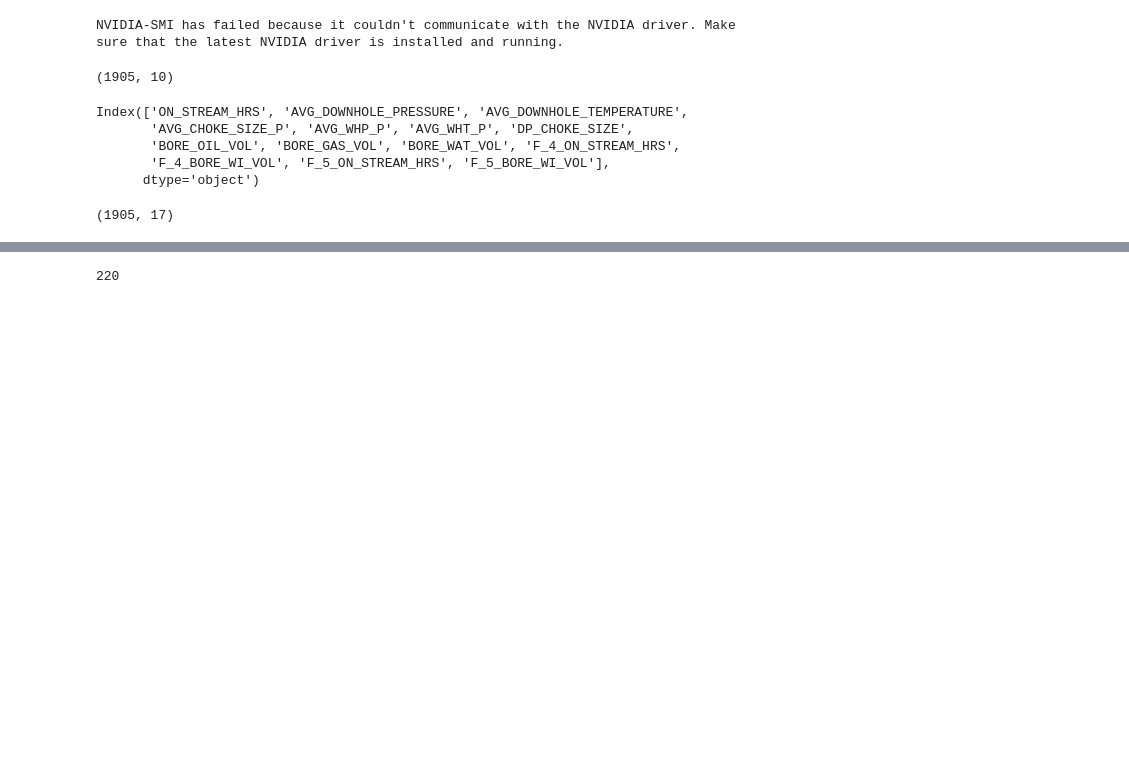
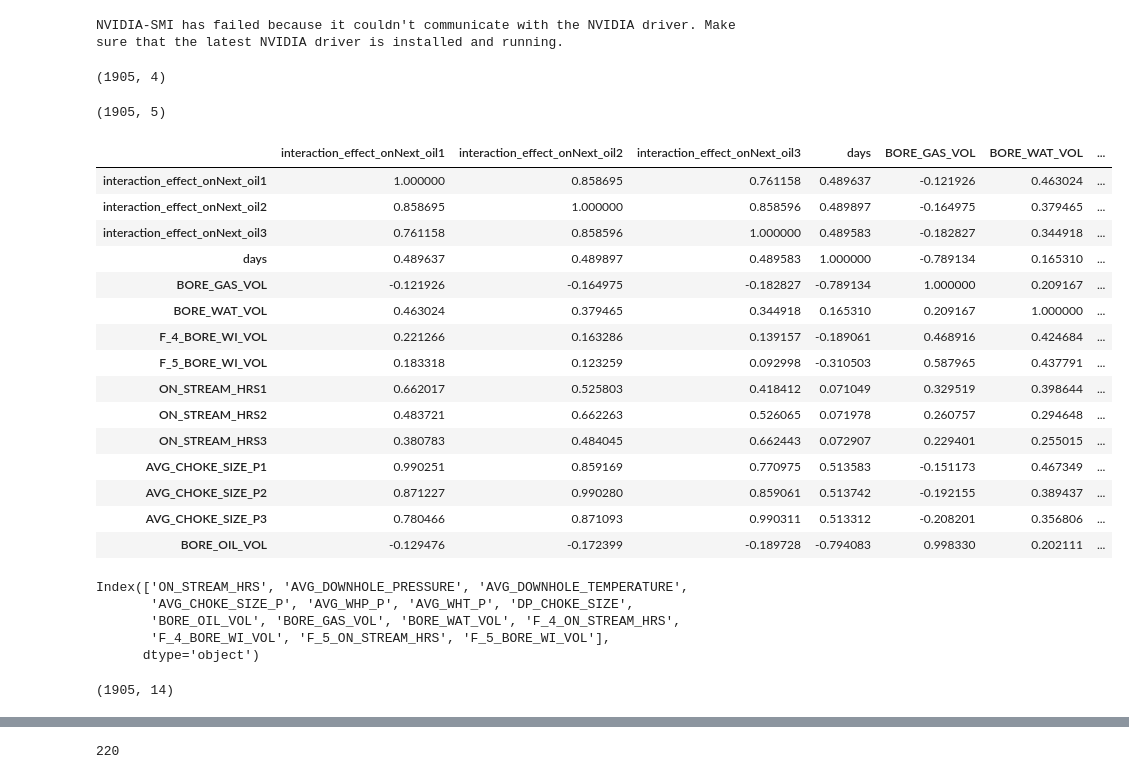
Before and after one commit to ashrafalaghbari/GA-TCN-LSTM, a Jupyter notebook: optimal_TCN_single_step.ipynb, the cells around one changed output, grey strips where cells are left out. Drawn from its saved outputs; the diff is of its cells as text; code cells hidden in the pictures; blank space fills up the shorter version.

Commit message:
feature engineering to improve the performance of the hybrid model

```diff
--- a/optimal_TCN_single_step.ipynb
+++ b/optimal_TCN_single_step.ipynb
@@ -130,7 +130,7 @@ def SMAPE(actual, predicted): #Symmetric (adjusted) MEAN ABSOLUTE PERCENTAGE ERR
 #load dataset
 series = pd.read_csv('/content/drive/MyDrive/volve_production_data/model.csv',
                      parse_dates=["DATEPRD"], index_col="DATEPRD")
-days = pd.Series(range(len(series), 0, -1), index=series.index)
+days = pd.Series(range(1, len(series)+1), index=series.index)
 series.insert(0, 'days', days)
 series['days1'] = series['days'].shift(-1)
 series["AVG_CHOKE_SIZE_P1"] = series['AVG_CHOKE_SIZE_P'].shift(-1)
@@ -154,12 +154,68 @@ series.dropna(inplace=True)
 # # series = select_features(series, "BORE_OIL_VOL", "spearman", 0.2)
 # # select features manually
 series =series[['interaction_effect_onNext_oil1', 'interaction_effect_onNext_oil2', 'interaction_effect_onNext_oil3',
-                "BORE_OIL_VOL",
-                "ON_STREAM_HRS1","ON_STREAM_HRS2","ON_STREAM_HRS3", "AVG_CHOKE_SIZE_P1", "AVG_CHOKE_SIZE_P2", "AVG_CHOKE_SIZE_P3"
+                "BORE_OIL_VOL"
+                #"ON_STREAM_HRS1","ON_STREAM_HRS2","ON_STREAM_HRS3", "AVG_CHOKE_SIZE_P1", "AVG_CHOKE_SIZE_P2", "AVG_CHOKE_SIZE_P3"
                 ]]
 series.shape
 # %% [output]
-(1905, 10)
+(1905, 4)
+# %%
+#load dataset
+series = pd.read_csv('/content/drive/MyDrive/volve_production_data/model.csv',
+                     parse_dates=["DATEPRD"], index_col="DATEPRD")
+days = pd.Series(range(1, len(series)+1), index=series.index)
+series.insert(0, 'days', days)
+series['days1'] = series['days'].shift(-1)
+series["AVG_CHOKE_SIZE_P1"] = series['AVG_CHOKE_SIZE_P'].shift(-1)
+series["ON_STREAM_HRS1"] = series['ON_STREAM_HRS'].shift(-1)
+series['days2'] = series['days'].shift(-2)
+series["AVG_CHOKE_SIZE_P2"] = series['AVG_CHOKE_SIZE_P'].shift(-2)
+series["ON_STREAM_HRS2"] = series['ON_STREAM_HRS'].shift(-2)
+
+series['days3'] = series['days'].shift(-3)
+series["AVG_CHOKE_SIZE_P3"] = series['AVG_CHOKE_SIZE_P'].shift(-3)
+series["ON_STREAM_HRS3"] = series['ON_STREAM_HRS'].shift(-3)
+
+
+series['interaction_effect_onNext_oil1'] = series["AVG_CHOKE_SIZE_P1"] *  series["ON_STREAM_HRS1"]
+series['interaction_effect_onNext_oil2'] = series["AVG_CHOKE_SIZE_P2"] *  series["ON_STREAM_HRS2"]
+series['interaction_effect_onNext_oil3'] = series["AVG_CHOKE_SIZE_P3"] *  series["ON_STREAM_HRS3"]
+series.dropna(inplace=True)
+
+
+# # # # select feature based on correlation
+# # series = select_features(series, "BORE_OIL_VOL", "spearman", 0.2)
+# # select features manually
+series =series[['interaction_effect_onNext_oil1', 'interaction_effect_onNext_oil2', 'interaction_effect_onNext_oil3','days',
+    #              'BORE_GAS_VOL', 'BORE_WAT_VOL',
+    #    'F_4_BORE_WI_VOL',  'F_5_BORE_WI_VOL',
+
+                #   "ON_STREAM_HRS1","ON_STREAM_HRS2","ON_STREAM_HRS3", "AVG_CHOKE_SIZE_P1", "AVG_CHOKE_SIZE_P2", "AVG_CHOKE_SIZE_P3",
+                "BORE_OIL_VOL"
+                ]]
+series.shape
+# %% [output]
+(1905, 5)
+# %%
+series.corr('spearman')
+# %% [output]
+|  | interaction_effect_onNext_oil1 | interaction_effect_onNext_oil2 | interaction_effect_onNext_oil3 | days | BORE_GAS_VOL | BORE_WAT_VOL | ... |
+| interaction_effect_onNext_oil1 | 1.000000 | 0.858695 | 0.761158 | 0.489637 | -0.121926 | 0.463024 | ... |
+| interaction_effect_onNext_oil2 | 0.858695 | 1.000000 | 0.858596 | 0.489897 | -0.164975 | 0.379465 | ... |
+| interaction_effect_onNext_oil3 | 0.761158 | 0.858596 | 1.000000 | 0.489583 | -0.182827 | 0.344918 | ... |
+| days | 0.489637 | 0.489897 | 0.489583 | 1.000000 | -0.789134 | 0.165310 | ... |
+| BORE_GAS_VOL | -0.121926 | -0.164975 | -0.182827 | -0.789134 | 1.000000 | 0.209167 | ... |
+| BORE_WAT_VOL | 0.463024 | 0.379465 | 0.344918 | 0.165310 | 0.209167 | 1.000000 | ... |
+| F_4_BORE_WI_VOL | 0.221266 | 0.163286 | 0.139157 | -0.189061 | 0.468916 | 0.424684 | ... |
+| F_5_BORE_WI_VOL | 0.183318 | 0.123259 | 0.092998 | -0.310503 | 0.587965 | 0.437791 | ... |
+| ON_STREAM_HRS1 | 0.662017 | 0.525803 | 0.418412 | 0.071049 | 0.329519 | 0.398644 | ... |
+| ON_STREAM_HRS2 | 0.483721 | 0.662263 | 0.526065 | 0.071978 | 0.260757 | 0.294648 | ... |
+| ON_STREAM_HRS3 | 0.380783 | 0.484045 | 0.662443 | 0.072907 | 0.229401 | 0.255015 | ... |
+| AVG_CHOKE_SIZE_P1 | 0.990251 | 0.859169 | 0.770975 | 0.513583 | -0.151173 | 0.467349 | ... |
+| AVG_CHOKE_SIZE_P2 | 0.871227 | 0.990280 | 0.859061 | 0.513742 | -0.192155 | 0.389437 | ... |
+| AVG_CHOKE_SIZE_P3 | 0.780466 | 0.871093 | 0.990311 | 0.513312 | -0.208201 | 0.356806 | ... |
+| BORE_OIL_VOL | -0.129476 | -0.172399 | -0.189728 | -0.794083 | 0.998330 | 0.202111 | ... |
 # %%
 series = pd.read_csv('/content/drive/MyDrive/volve_production_data/model.csv',
                      parse_dates=["DATEPRD"], index_col="DATEPRD")
@@ -174,7 +230,7 @@ Index(['ON_STREAM_HRS', 'AVG_DOWNHOLE_PRESSURE', 'AVG_DOWNHOLE_TEMPERATURE',
 #load dataset
 series = pd.read_csv('/content/drive/MyDrive/volve_production_data/model.csv',
                      parse_dates=["DATEPRD"], index_col="DATEPRD")
-days = pd.Series(range(len(series), 0, -1), index=series.index)
+days = pd.Series(range(1, len(series)+1), index=series.index)
 series.insert(0, 'days', days)
 series['days1'] = series['days'].shift(-1)
 series["AVG_CHOKE_SIZE_P1"] = series['AVG_CHOKE_SIZE_P'].shift(-1)
@@ -201,8 +257,8 @@ series =series[['interaction_effect_onNext_oil1', 'interaction_effect_onNext_oil
                  "days",
                 "ON_STREAM_HRS1","ON_STREAM_HRS2","ON_STREAM_HRS3", "AVG_CHOKE_SIZE_P1", "AVG_CHOKE_SIZE_P2", "AVG_CHOKE_SIZE_P3",
 
-                'AVG_DOWNHOLE_PRESSURE', 'AVG_DOWNHOLE_TEMPERATURE',
-        'AVG_WHP_P', 'AVG_WHT_P',
+                'AVG_DOWNHOLE_PRESSURE', #'AVG_DOWNHOLE_TEMPERATURE',
+       # 'AVG_WHP_P', 'AVG_WHT_P',
         'BORE_GAS_VOL', 'BORE_WAT_VOL',
        #'F_4_BORE_WI_VOL',  'F_5_BORE_WI_VOL',
        "BORE_OIL_VOL"
@@ -210,7 +266,7 @@ series =series[['interaction_effect_onNext_oil1', 'interaction_effect_onNext_oil
                 ]]
 series.shape
 # %% [output]
-(1905, 17)
+(1905, 14)
 # %%
 col = ["ON_STREAM_HRS1","ON_STREAM_HRS2","ON_STREAM_HRS3", "AVG_CHOKE_SIZE_P1", "AVG_CHOKE_SIZE_P2", "AVG_CHOKE_SIZE_P3"]
 for i in col:
```
Also changed, not shown: parts of 19 cells of this notebook.
